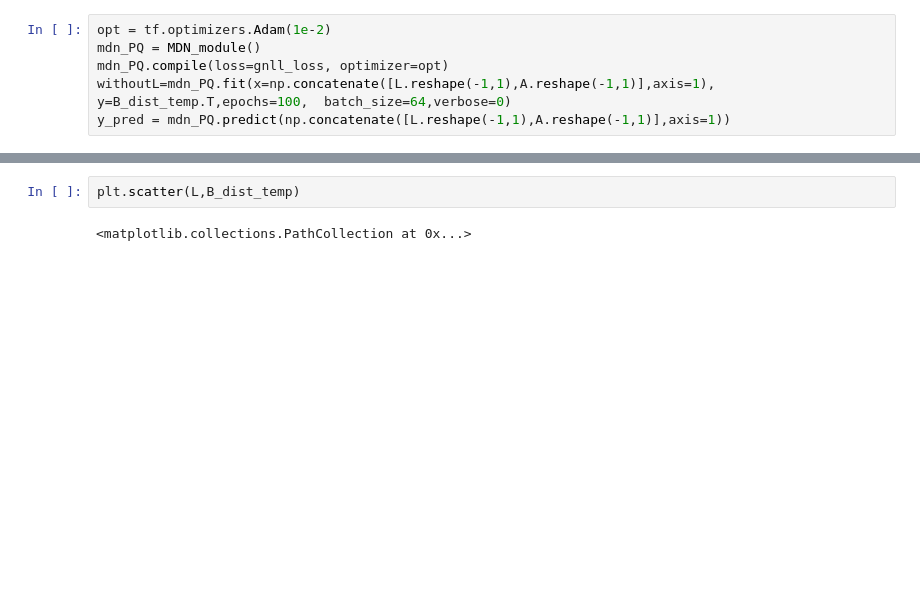
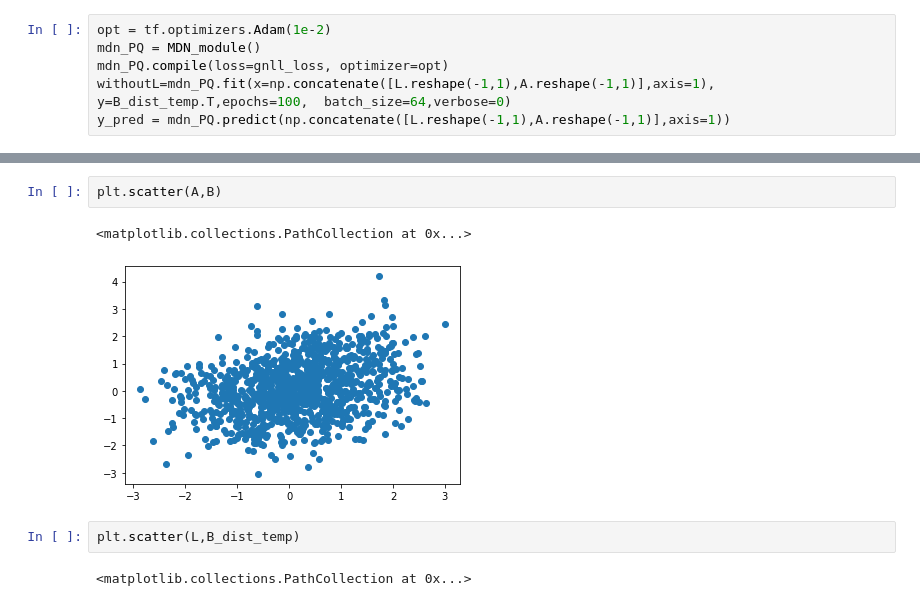
Before and after one commit to BIRDSgroup/NLCD, a Jupyter notebook: thirdApproach/conditionaltestmodifyDebug.ipynb, the cells around one changed output, grey strips where cells are left out. Drawn from its saved outputs; the diff is of its cells as text; blank space fills up the shorter version.

```diff
--- a/thirdApproach/conditionaltestmodifyDebug.ipynb
+++ b/thirdApproach/conditionaltestmodifyDebug.ipynb
@@ -559,3 +594,8 @@ Text(0.5, 1.0, 'Permuted data with the added information L')
+# %%
+plt.scatter(A,B)
+# %% [output]
+<matplotlib.collections.PathCollection at 0x...>
+[figure, added]
 # %%
 plt.scatter(L,B_dist_temp)
 # %% [output]
```
Also changed, not shown: parts of 20 cells of this notebook, 5 other files.
